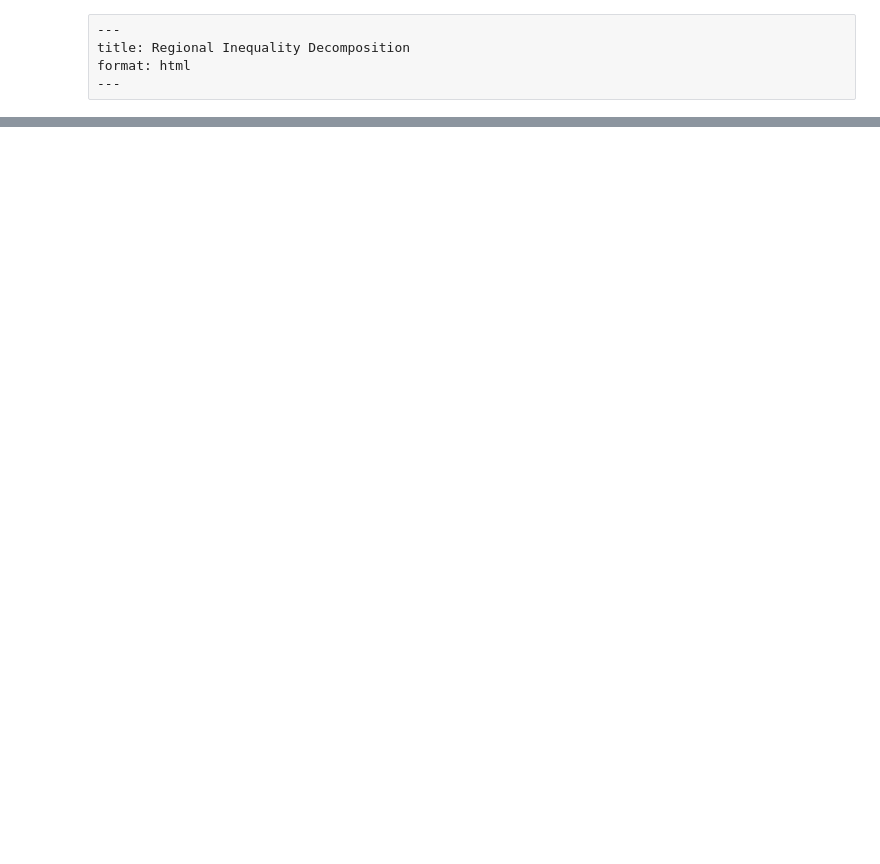
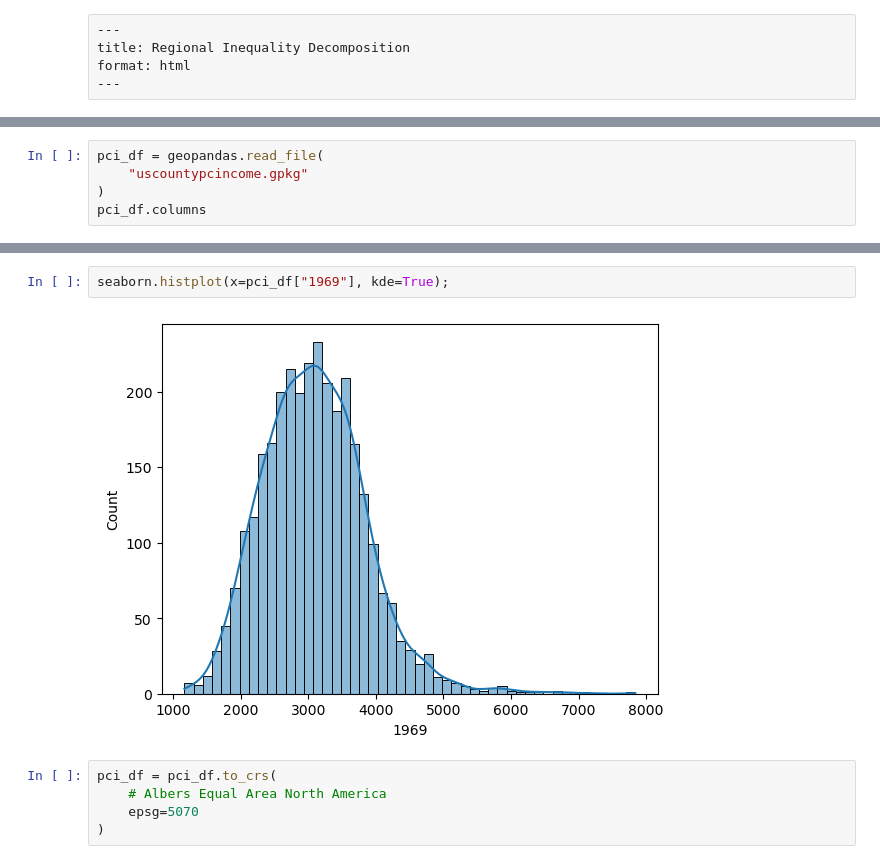
Before and after one commit to sjsrey/g584s24, a Jupyter notebook: week-06/spatialinequality.ipynb, the cells around one changed output, grey strips where cells are left out. Saved outputs shown, nothing was run; the diff lists cells and outputs as text; blank space fills up the shorter version.

```diff
--- a/week-06/spatialinequality.ipynb
+++ b/week-06/spatialinequality.ipynb
@@ -192,0 +16,5 @@ df = pd.DataFrame(index=years, data={'T': td.T, 'BG': td.bg, 'WG': td.wg})
+# %%
+pci_df = geopandas.read_file(
+    "uscountypcincome.gpkg"
+)
+pci_df.columns
@@ -192,0 +45,9 @@ df = pd.DataFrame(index=years, data={'T': td.T, 'BG': td.bg, 'WG': td.wg})
+# %%
+seaborn.histplot(x=pci_df["1969"], kde=True);
+# %% [output]
+[figure, added]
+# %%
+pci_df = pci_df.to_crs(
+    # Albers Equal Area North America
+    epsg=5070
+)
```
Also changed, not shown: parts of 88 cells of this notebook, 35 other files.
